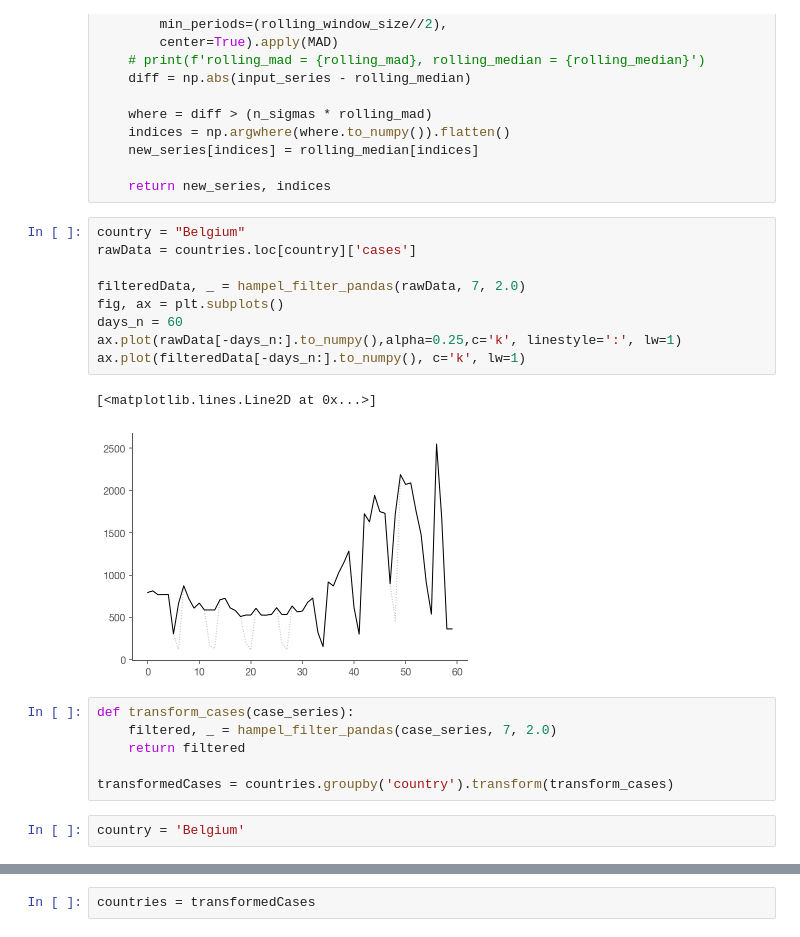
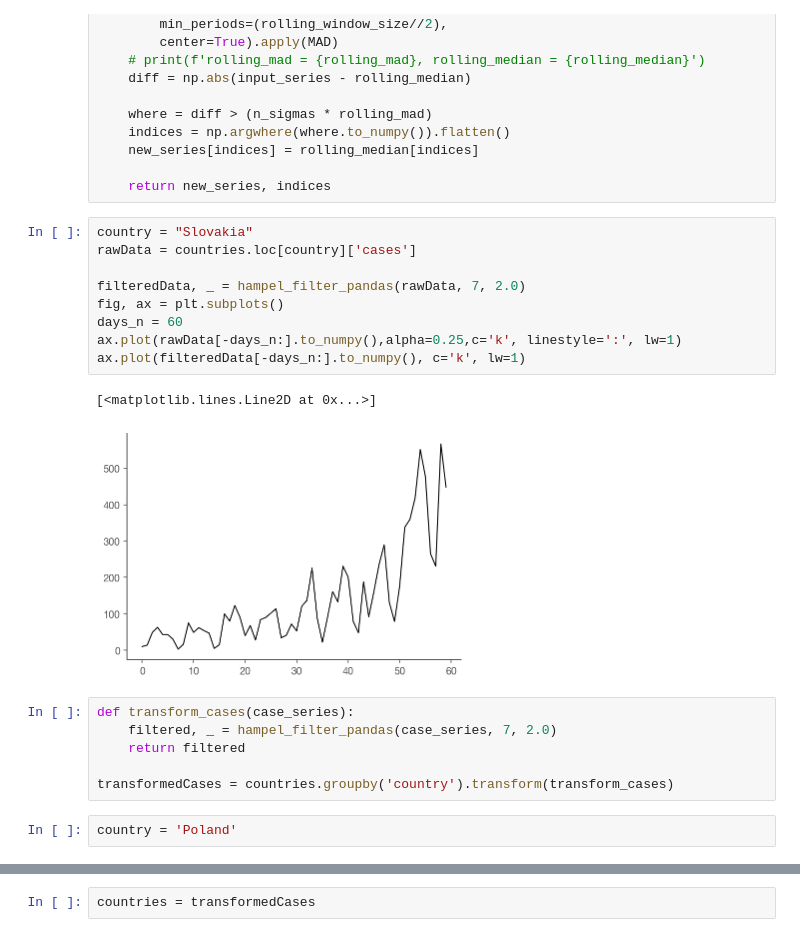
Before and after one commit to gkossakowski/covid-19, a Jupyter notebook: Realtime Rt mcmc.ipynb, the cells around one changed output, grey strips where cells are left out. Drawn from its saved outputs; the diff is of its cells as text.

```diff
--- a/Realtime Rt mcmc.ipynb
+++ b/Realtime Rt mcmc.ipynb
@@ -204,17 +204,17 @@ def hampel_filter_pandas(input_series, window_size, n_sigmas=3.0):
 
     return new_series, indices
 # %%
-country = "Belgium"
+country = "Slovakia"
 rawData = countries.loc[country]['cases']
 
 filteredData, _ = hampel_filter_pandas(rawData, 7, 2.0)
 fig, ax = plt.subplots()
 days_n = 60
 ax.plot(rawData[-days_n:].to_numpy(),alpha=0.25,c='k', linestyle=':', lw=1)
 ax.plot(filteredData[-days_n:].to_numpy(), c='k', lw=1)
 # %% [output]
 [<matplotlib.lines.Line2D at 0x...>]
-[figure, old version]
+[figure, new version]
 # %%
 def transform_cases(case_series):
     filtered, _ = hampel_filter_pandas(case_series, 7, 2.0)
@@ -222,7 +222,7 @@ def transform_cases(case_series):
 
 transformedCases = countries.groupby('country').transform(transform_cases)
 # %%
-country = 'Belgium'
+country = 'Poland'
 # %%
 transformedCases.loc[country][-30:].plot(c='k', lw=1, title=f'{country} - last 30 days')
 # %% [output]
```
Also changed, not shown: parts of 1 cell of this notebook.
